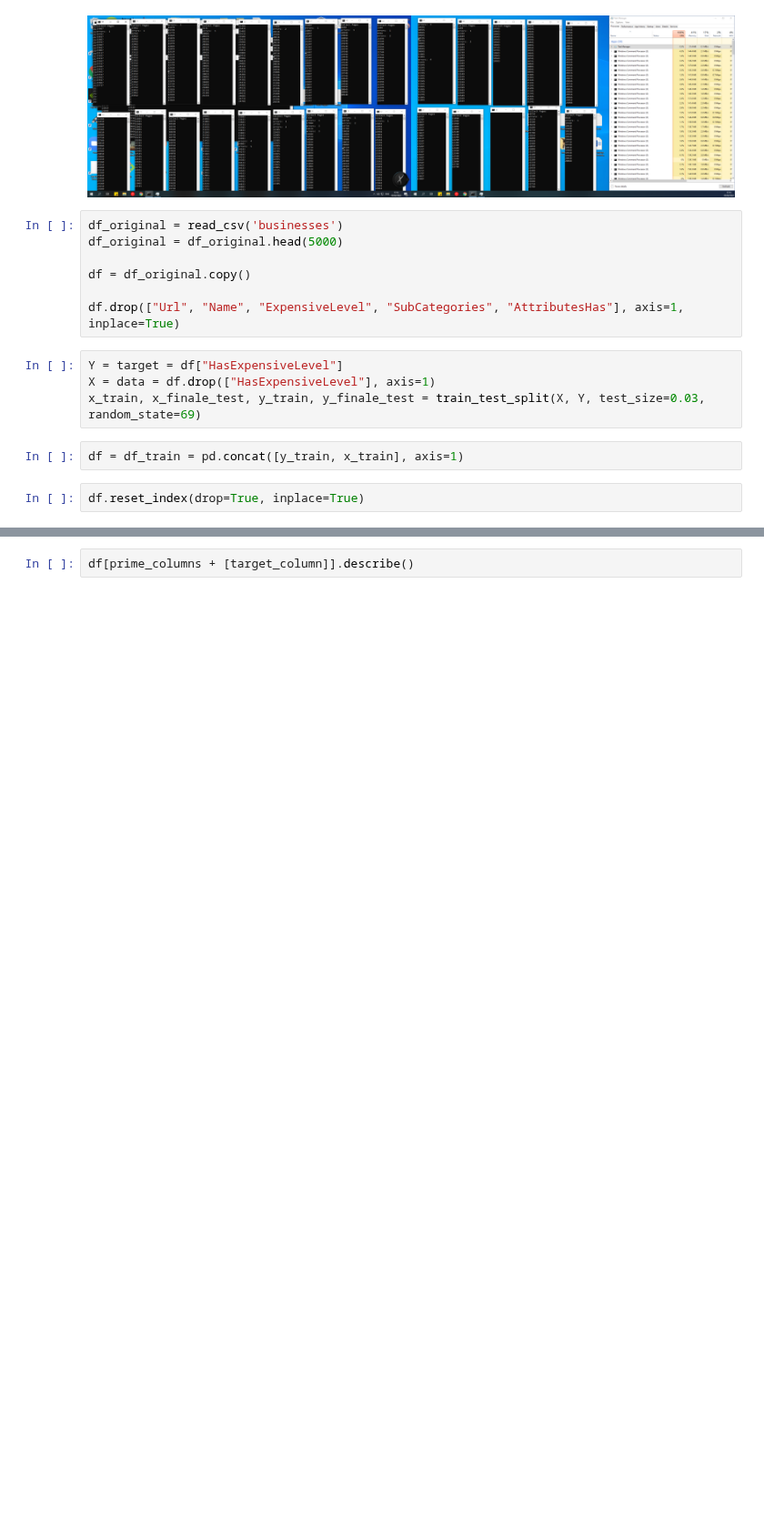
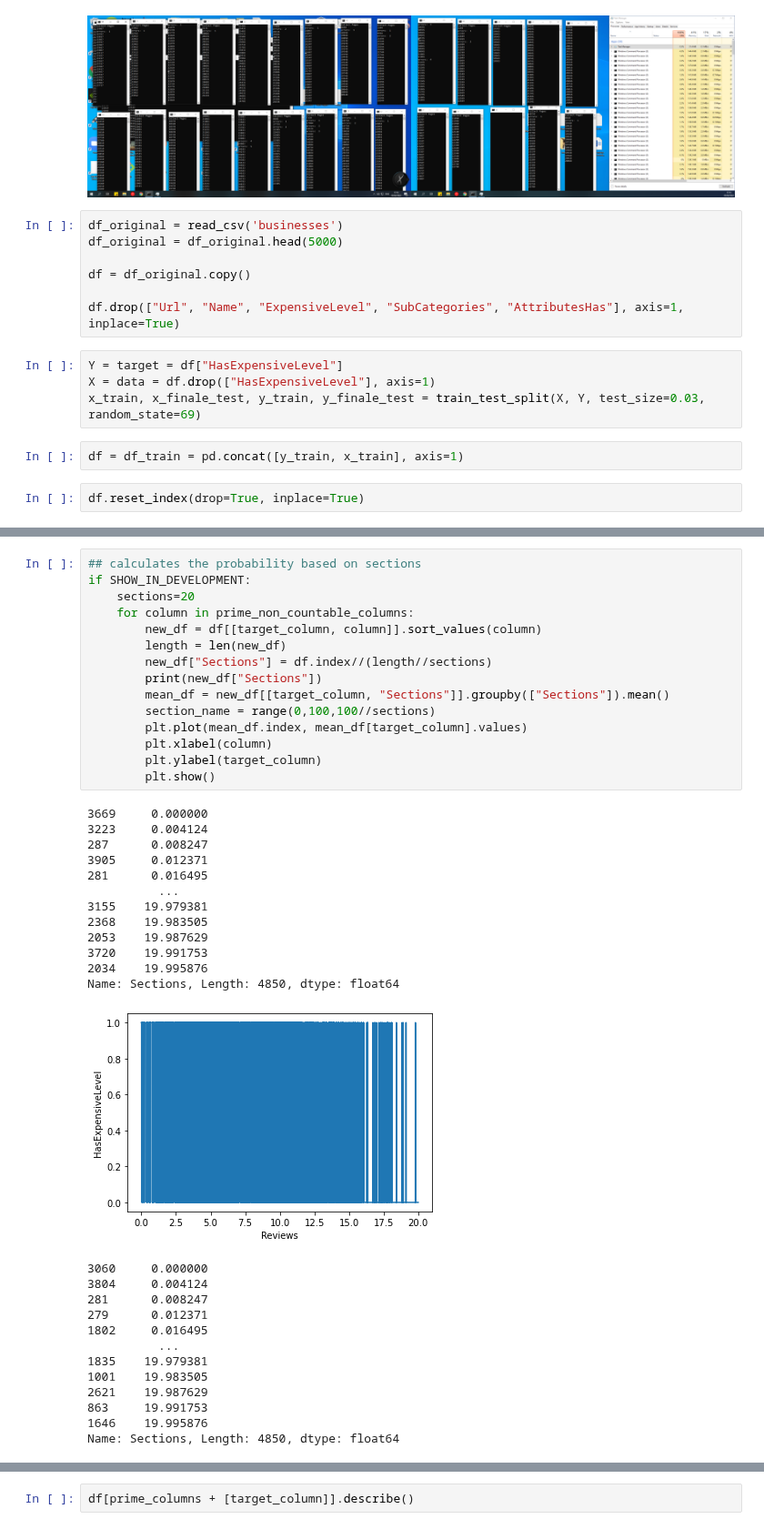
Before and after one commit to omer-priel/TheRootOfDataScience, a Jupyter notebook: notebooks/main.ipynb, the cells around one changed output, grey strips where cells are left out. Shown at 91% size. Saved outputs shown, nothing was run; the diff lists cells and outputs as text; blank space fills up the shorter version.

```diff
--- a/notebooks/main.ipynb
+++ b/notebooks/main.ipynb
@@ -114,0 +115,41 @@ if SHOW_IN_DEVELOPMENT:
+# %%
+## calculates the probability based on sections
+if SHOW_IN_DEVELOPMENT:
+    sections=20
+    for column in prime_non_countable_columns:
+        new_df = df[[target_column, column]].sort_values(column)
+        length = len(new_df)
+        new_df["Sections"] = df.index//(length//sections)
+        print(new_df["Sections"])
+        mean_df = new_df[[target_column, "Sections"]].groupby(["Sections"]).mean()
+        section_name = range(0,100,100//sections)
+        plt.plot(mean_df.index, mean_df[target_column].values)
+        plt.xlabel(column)
+        plt.ylabel(target_column)
+        plt.show()
+# %% [output]
+3669     0.000000
+3223     0.004124
+287      0.008247
+3905     0.012371
+281      0.016495
+          ...
+3155    19.979381
+2368    19.983505
+2053    19.987629
+3720    19.991753
+2034    19.995876
+Name: Sections, Length: 4850, dtype: float64
+[figure, added]
+3060     0.000000
+3804     0.004124
+281      0.008247
+279      0.012371
+1802     0.016495
+          ...
+1835    19.979381
+1001    19.983505
+2621    19.987629
+863     19.991753
+1646    19.995876
+Name: Sections, Length: 4850, dtype: float64
```
Also changed, not shown: parts of 3 cells of this notebook.
